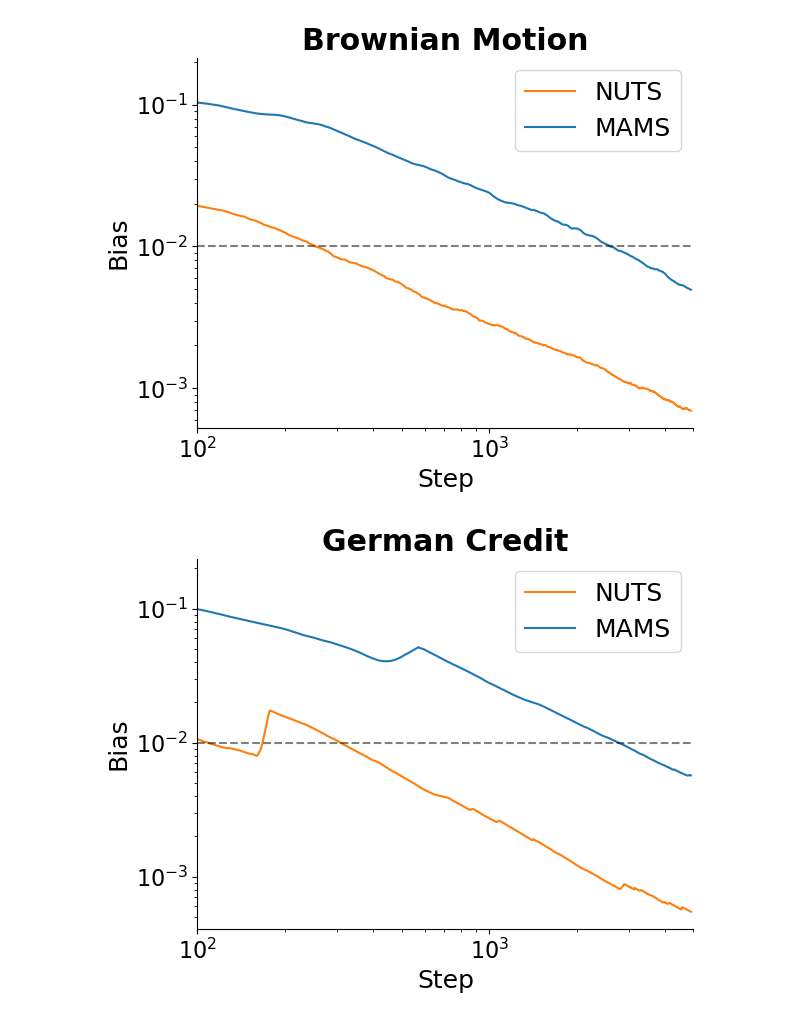
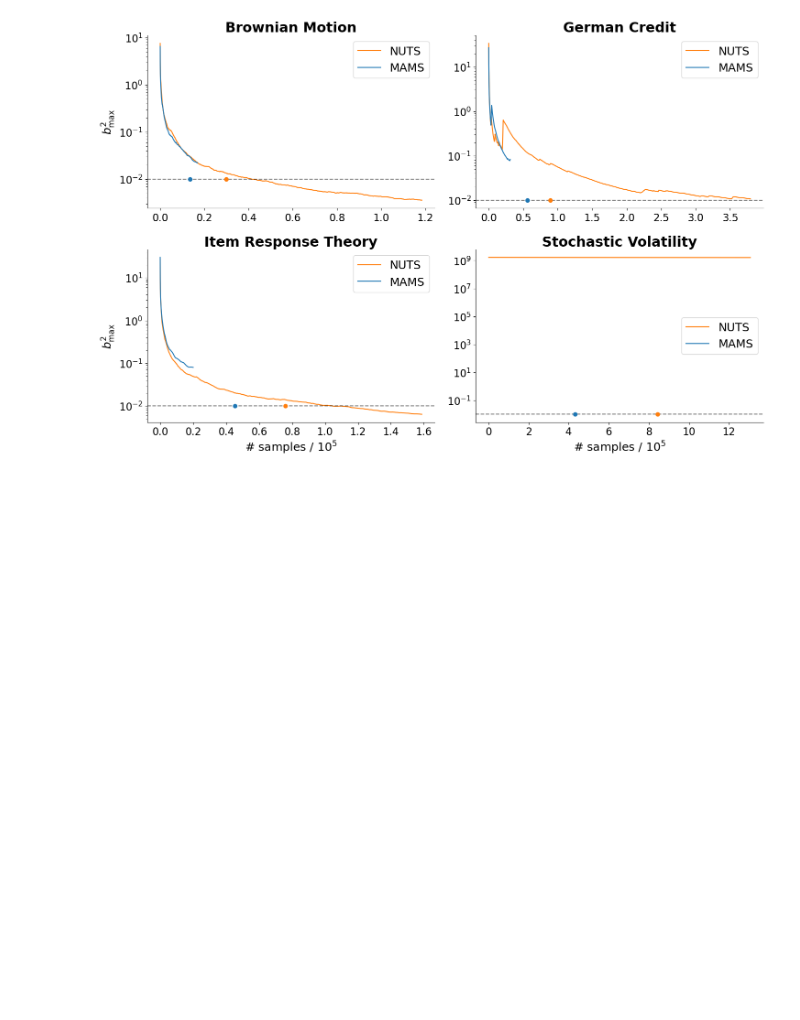
Before and after one commit to reubenharry/sampler-benchmarks, a Jupyter notebook: papers/MAMS/convergence_curves.ipynb, the cells around one changed output. Drawn from its saved outputs; the diff is of its cells as text; code cells hidden in the pictures; blank space fills up the shorter version.

Commit message:
samplers converging slowly

```diff
--- a/papers/MAMS/convergence_curves.ipynb
+++ b/papers/MAMS/convergence_curves.ipynb
@@ -7,38 +7,44 @@ plt.rcParams['xtick.labelsize'] = 16
 plt.rcParams['ytick.labelsize'] = 16
 plt.rcParams['font.size'] = 18
 # %%
-models= [('vector_brownian_motion_unknown_scales_missing_middle_observations', 'Brownian Motion'),
-         ('vector_german_credit_numeric_sparse_logistic_regression', 'German Credit'),
-         #('', 'Item Response Theory'),
-         #('', 'Stochastic Volatility'),
+models= [('vector_brownian_motion_unknown_scales_missing_middle_observations', 'Brownian Motion', 29816, 13528),
+         ('vector_german_credit_numeric_sparse_logistic_regression', 'German Credit', 88975, 55748 ),
+         ('vector_synthetic_item_response_theory', 'Item Response Theory', 76043, 45371),
+         ('Stochastic_Volatility_MAMS_Paper', 'Stochastic Volatility', 843768, 430088),
          ]
 
 plt.figure(figsize = (15, 10))
 
 
 for i, model in enumerate(models):
 
     plt.subplot(2, 2, i + 1)
-    name, pretty_name = model
+    name, pretty_name, paper_results_nuts, paper_results_mams = model
 
     data = np.load('img/' + name + '.npz')
-    plt.plot(data['nuts'][100:], label='NUTS', color= 'tab:orange')
-    plt.plot(data['mams'][100:], label='MAMS', color= 'tab:blue')
+    y = data['nuts']
+    x = np.arange(len(y)) * data['nuts_per_sample'] / 1e5
+    plt.plot(x, y, label='NUTS', color= 'tab:orange')
+    y = data['mams']
+    x = np.arange(len(y)) * data['mams_per_sample'] / 1e5
+    plt.plot(x, y, label='MAMS', color= 'tab:blue')
     # make horizontal line at 0.01
     plt.axhline(y=0.01, color='black', linestyle='--', alpha= 0.5)
+    plt.plot([paper_results_nuts/1e5,], [0.01,], 'o', color = 'tab:orange')
+    plt.plot([paper_results_mams/1e5,], [0.01,], 'o', color = 'tab:blue')
     if i // 2 != 0:
-        plt.xlabel('# samples')
+        plt.xlabel(r'# samples / $10^5$')
     if i % 2 == 0:
         plt.ylabel(r'$b^2_{\mathrm{max}}$')
-    plt.xscale('log')
+    #plt.xscale('log')
     plt.yscale('log')
     plt.title(pretty_name, fontweight = 'bold')
     plt.legend()
-    plt.xlim(1e2, 5000)
-    plt.show()
+    #plt.xlim(1e2, 5000)
+plt.tight_layout()
+plt.show()
 
 #plt.savefig('papers/MAMS/img/' + model.name + '.png')
 #plt.close()
 # %% [output]
-[figure, old version]
+[figure, new version]
-[figure, removed]
```
Also changed, not shown: 1 other file.
